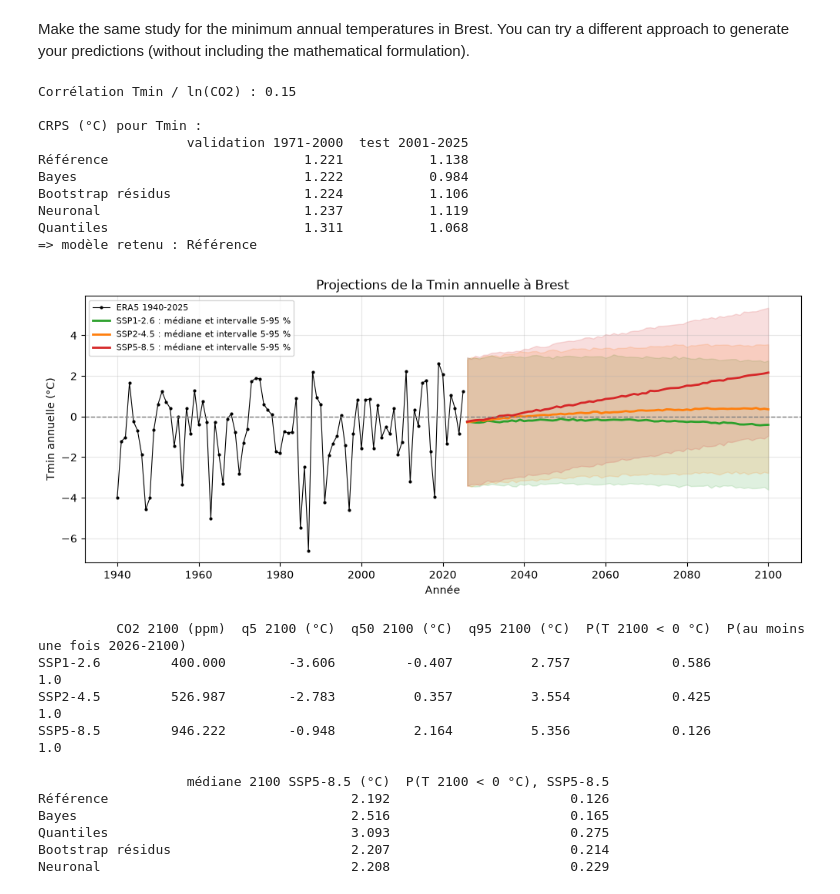
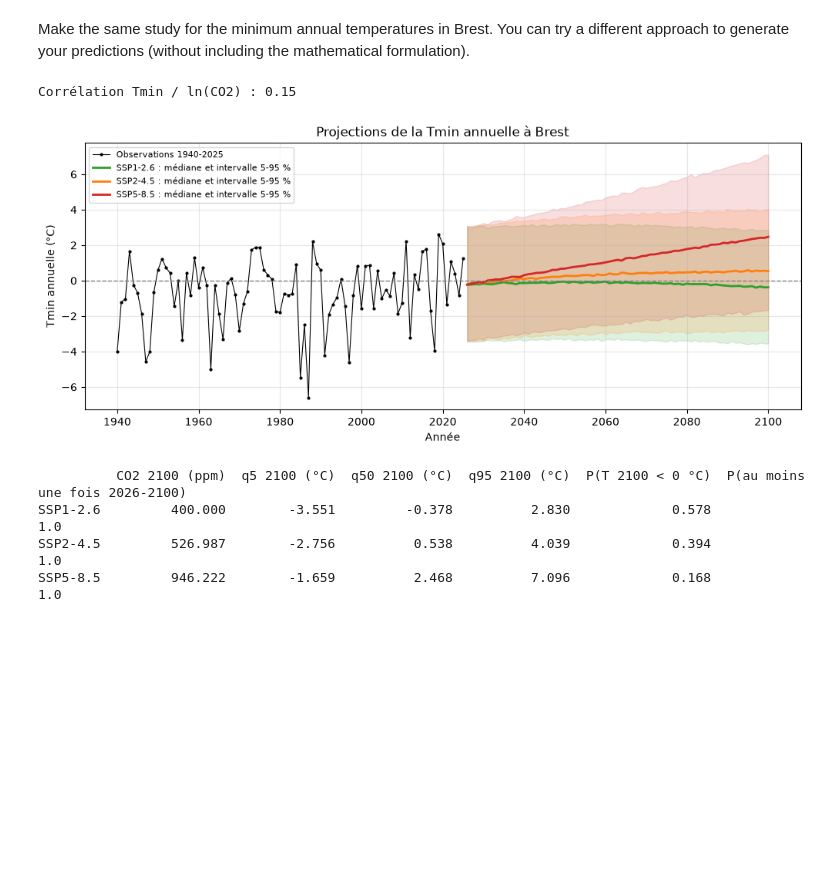
Before and after one commit to eliashas/mini-projet-stochastique, a Jupyter notebook: rendu_final_concis/rendu_final_groupe.ipynb, the cells around one changed output. Saved outputs shown, nothing was run; the diff lists cells and outputs as text; code cells hidden in the pictures; blank space fills up the shorter version.

```diff
--- a/rendu_final_concis/rendu_final_groupe.ipynb
+++ b/rendu_final_concis/rendu_final_groupe.ipynb
@@ -513,33 +496,22 @@ Based on your probabilistic predictions, provide the distribution of the maximum
 def resume_2100(sims, seuil, au_dessus=True):
     lignes = {}
     for s, t in sims.items():
-        ev = t > seuil if au_dessus else t < seuil
+        depasse = t > seuil if au_dessus else t < seuil
         lignes[s.upper()] = {'CO2 2100 (ppm)': futur[s].iloc[-1],
                              **{f'q{p} 2100 (°C)': np.percentile(t[:, -1], p) for p in (5, 50, 95)},
-                             f'P(T 2100 {">" if au_dessus else "<"} {seuil} °C)': ev[:, -1].mean(),
-                             'P(au moins une fois 2026-2100)': ev.any(axis=1).mean()}
+                             f'P(T 2100 {">" if au_dessus else "<"} {seuil} °C)': depasse[:, -1].mean(),
+                             'P(au moins une fois 2026-2100)': depasse.any(axis=1).mean()}
     return pd.DataFrame(lignes).T
 
-fig, ax = plt.subplots(figsize=(9, 4))
-for s, col in SSP.items():
-    ax.hist(sims_max[s][:, -1], np.arange(18, 46, .25), density=True, histtype='stepfilled', alpha=.35,
-            color=col, label=s.upper())
-ax.axvline(40, color='grey', ls='--', label='40 °C')
-ax.set(xlabel='Tmax annuelle en 2100 (°C)', ylabel='Densité de probabilité (1/°C)',
-       title=f'Loi de la Tmax en 2100 ({choix_max}, 10 000 tirages)')
-ax.legend()
+plt.figure(figsize=(9, 4))
+for s, couleur in SSP.items():
+    plt.hist(sims_max[s][:, -1], np.arange(18, 46, 0.25), density=True, histtype='stepfilled', alpha=0.35,
+             color=couleur, label=s.upper())
+plt.axvline(40, color='grey', ls='--', label='40 °C')
+plt.xlabel('Tmax annuelle en 2100 (°C)')
+plt.ylabel('Densité de probabilité (1/°C)')
+plt.title('Loi de la Tmax en 2100 (10 000 tirages)')
+plt.legend()
 plt.show()
 print(resume_2100(sims_max, 40).round(4).to_string())
-
-def selon_modele(var, seuil, au_dessus=True):
-    """Même calcul avec les autres modèles, pour voir à quel point le résultat en dépend."""
-    lignes = {}
-    for nom in MODELES[var]:
-        t = projeter(var, nom)['ssp5-8.5'][:, -1]
-        lignes[nom] = {'médiane 2100 SSP5-8.5 (°C)': np.median(t),
-                       f'P(T 2100 {">" if au_dessus else "<"} {seuil} °C), SSP5-8.5': np.mean(t > seuil if au_dessus else t < seuil)}
-    print(pd.DataFrame(lignes).T.round(3).to_string())
-
-print()
-selon_modele('max', 40)
 # %% [output]
@@ -577,34 +538,15 @@ jusqu'à 946 ppm alors qu'on n'a observé que 310 à 428 ppm.
 # %% [markdown]
 Make the same study for the minimum annual temperatures in Brest. You can try a different approach to generate your predictions (without including the mathematical formulation).
 # %%
-print(f"Corrélation Tmin / ln(CO2) : {y['min'].corr(np.log(y.co2)):.2f}\n")
-choix_min = comparer('min')
-sims_min = projeter('min', choix_min)
+print(f"Corrélation Tmin / ln(CO2) : {y['min'].corr(np.log(y['co2'])):.2f}\n")
+sims_min = projeter('min')
 tracer('min', sims_min, 0)
 print(resume_2100(sims_min, 0, au_dessus=False).round(3).to_string())
-print()
-selon_modele('min', 0, au_dessus=False)
 # %% [output]
 Corrélation Tmin / ln(CO2) : 0.15
-
-CRPS (°C) pour Tmin :
-                   validation 1971-2000  test 2001-2025
-Référence                         1.221           1.138
-Bayes                             1.222           0.984
-Bootstrap résidus                 1.224           1.106
-Neuronal                          1.237           1.119
-Quantiles                         1.311           1.068
-=> modèle retenu : Référence
-[figure, old version]
+[figure, new version]
           CO2 2100 (ppm)  q5 2100 (°C)  q50 2100 (°C)  q95 2100 (°C)  P(T 2100 < 0 °C)  P(au moins une fois 2026-2100)
-SSP1-2.6         400.000        -3.606         -0.407          2.757             0.586                             1.0
-SSP2-4.5         526.987        -2.783          0.357          3.554             0.425                             1.0
-SSP5-8.5         946.222        -0.948          2.164          5.356             0.126                             1.0
-
-                   médiane 2100 SSP5-8.5 (°C)  P(T 2100 < 0 °C), SSP5-8.5
-Référence                               2.192                       0.126
-Bayes                                   2.516                       0.165
-Quantiles                               3.093                       0.275
-Bootstrap résidus                       2.207                       0.214
-Neuronal                                2.208                       0.229
+SSP1-2.6         400.000        -3.551         -0.378          2.830             0.578                             1.0
+SSP2-4.5         526.987        -2.756          0.538          4.039             0.394                             1.0
+SSP5-8.5         946.222        -1.659          2.468          7.096             0.168                             1.0
 # %% [markdown]
```
Also changed, not shown: parts of 19 cells of this notebook, 2 other files.
